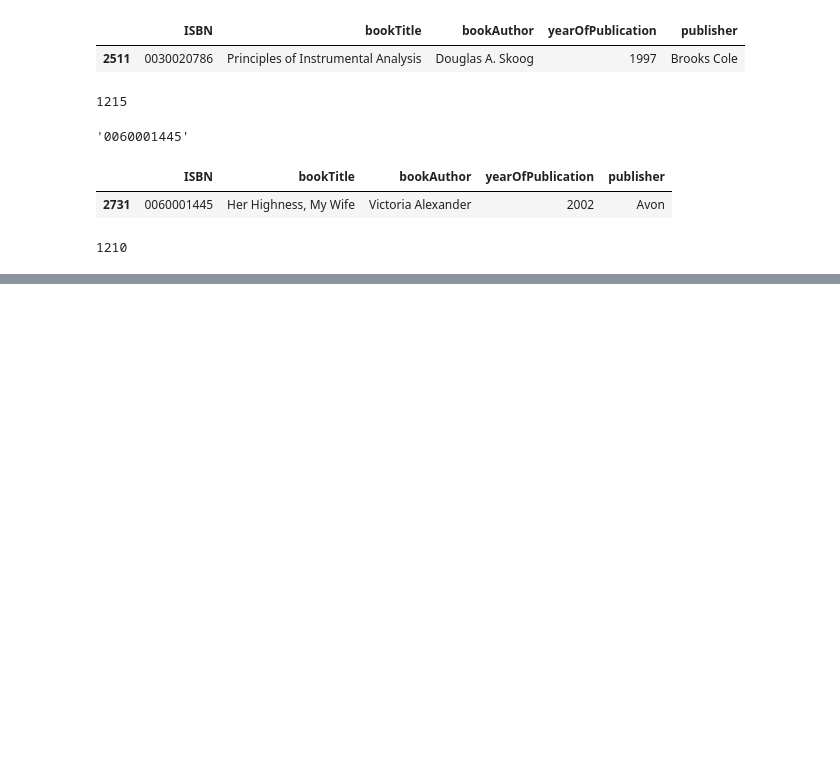
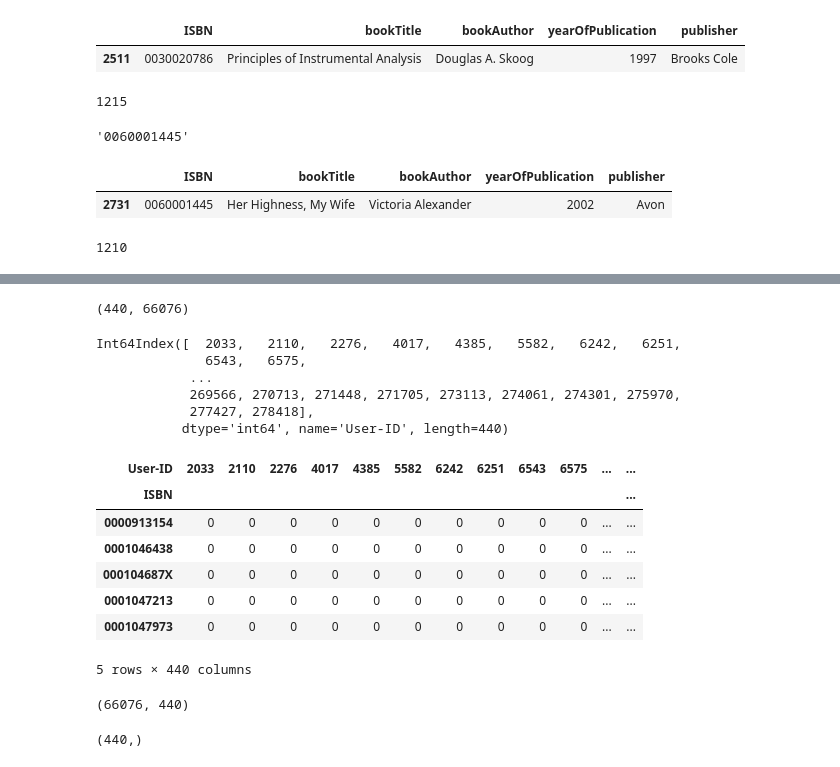
Before and after one commit to chinshaunakdesai/DataScienceWork, a Jupyter notebook: RecommenderSystems/Chintan_Books_Recommender_System.ipynb, the cells around one changed output, grey strips where cells are left out. Saved outputs shown, nothing was run; the diff lists cells and outputs as text; code cells hidden in the pictures; blank space fills up the shorter version.

```diff
--- a/RecommenderSystems/Chintan_Books_Recommender_System.ipynb
+++ b/RecommenderSystems/Chintan_Books_Recommender_System.ipynb
@@ -924,0 +1089,30 @@ len(recommended_book)
+# %%
+booksmat_matrix.shape
+# %% [output]
+(440, 66076)
+# %%
+booksmat_matrix.index
+# %% [output]
+Int64Index([  2033,   2110,   2276,   4017,   4385,   5582,   6242,   6251,
+              6543,   6575,
+            ...
+            269566, 270713, 271448, 271705, 273113, 274061, 274301, 275970,
+            277427, 278418],
+           dtype='int64', name='User-ID', length=440)
+# %%
+transpose_booksmat = booksmat.T
+# %%
+transpose_booksmat.head()
+# %% [output]
+| User-ID | 2033 | 2110 | 2276 | 4017 | 4385 | 5582 | 6242 | 6251 | 6543 | 6575 | ... | ... |
+| ISBN |  |  |  |  |  |  |  |  |  |  |  | ... |
+| 0000913154 | 0 | 0 | 0 | 0 | 0 | 0 | 0 | 0 | 0 | 0 | ... | ... |
+| 0001046438 | 0 | 0 | 0 | 0 | 0 | 0 | 0 | 0 | 0 | 0 | ... | ... |
+| 000104687X | 0 | 0 | 0 | 0 | 0 | 0 | 0 | 0 | 0 | 0 | ... | ... |
+| 0001047213 | 0 | 0 | 0 | 0 | 0 | 0 | 0 | 0 | 0 | 0 | ... | ... |
+| 0001047973 | 0 | 0 | 0 | 0 | 0 | 0 | 0 | 0 | 0 | 0 | ... | ... |
+5 rows × 440 columns
+# %%
+transpose_booksmat.shape
+# %% [output]
+(66076, 440)
@@ -924,0 +1125,4 @@ len(recommended_book)
+# %%
+s1_entries.shape
+# %% [output]
+(440,)
```
Also changed, not shown: parts of 59 cells of this notebook.
